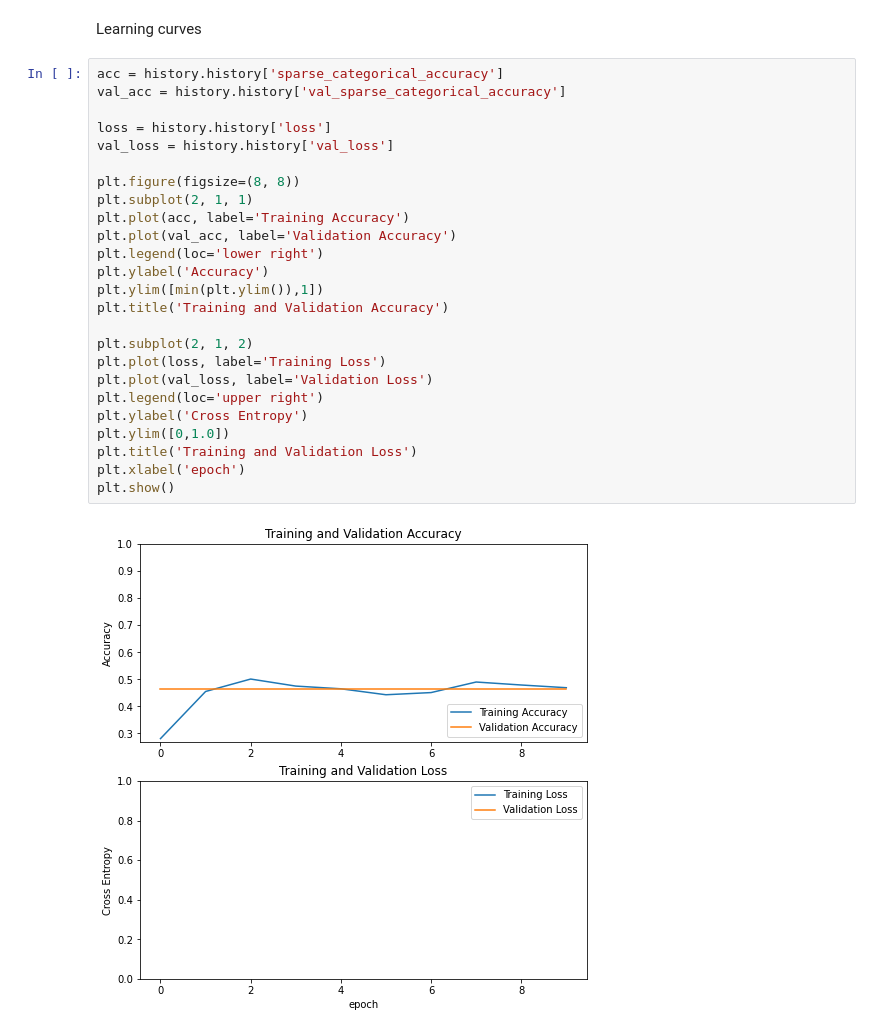
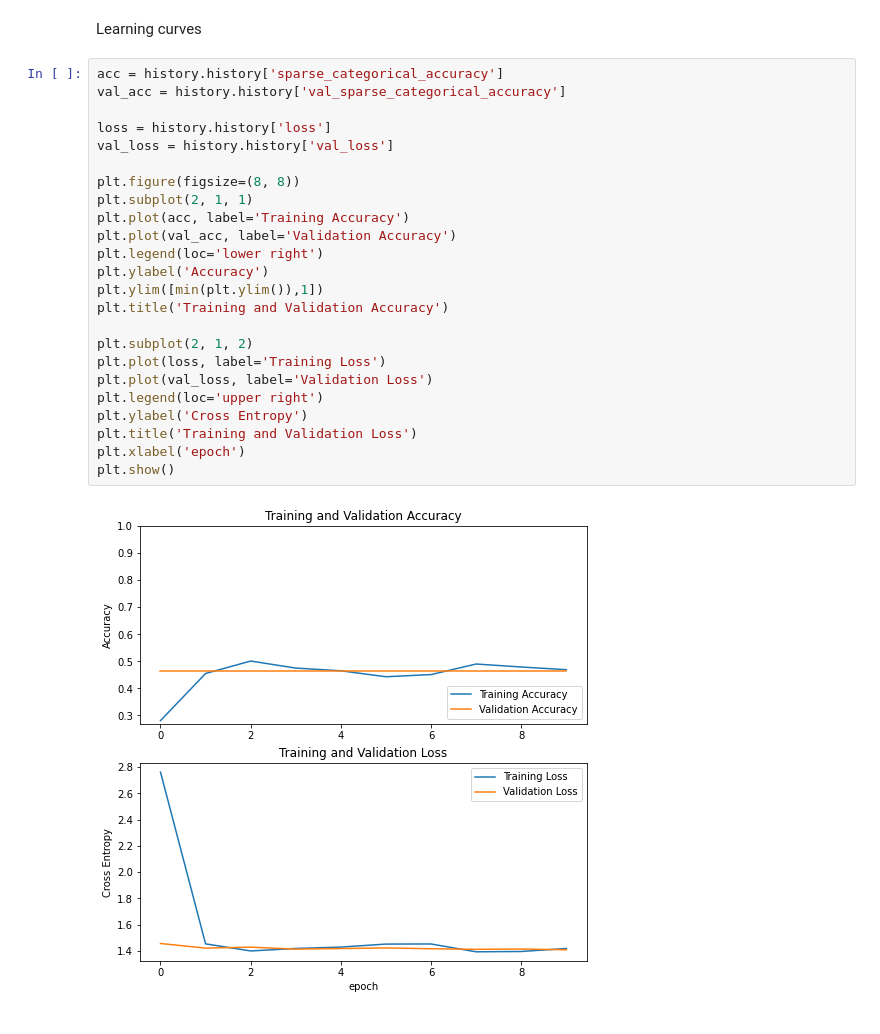
Before and after one commit to ryanhantruong/cbis-ddsm-classifier, a Jupyter notebook: Transfer_Learning_Classification.ipynb, the cells around one changed output. Saved outputs shown, nothing was run; the diff lists cells and outputs as text.

Commit message:
modify loss plot

```diff
--- a/Transfer_Learning_Classification.ipynb
+++ b/Transfer_Learning_Classification.ipynb
@@ -100,27 +100,26 @@ Learning curves
 # %%
 acc = history.history['sparse_categorical_accuracy']
 val_acc = history.history['val_sparse_categorical_accuracy']
 
 loss = history.history['loss']
 val_loss = history.history['val_loss']
 
 plt.figure(figsize=(8, 8))
 plt.subplot(2, 1, 1)
 plt.plot(acc, label='Training Accuracy')
 plt.plot(val_acc, label='Validation Accuracy')
 plt.legend(loc='lower right')
 plt.ylabel('Accuracy')
 plt.ylim([min(plt.ylim()),1])
 plt.title('Training and Validation Accuracy')
 
 plt.subplot(2, 1, 2)
 plt.plot(loss, label='Training Loss')
 plt.plot(val_loss, label='Validation Loss')
 plt.legend(loc='upper right')
 plt.ylabel('Cross Entropy')
-plt.ylim([0,1.0])
 plt.title('Training and Validation Loss')
 plt.xlabel('epoch')
 plt.show()
 # %% [output]
-[figure, old version]
+[figure, new version]
```
